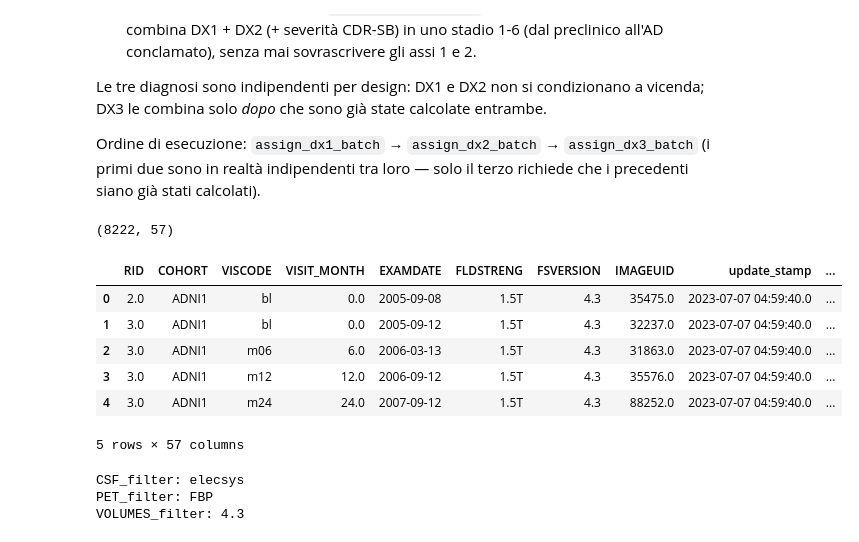
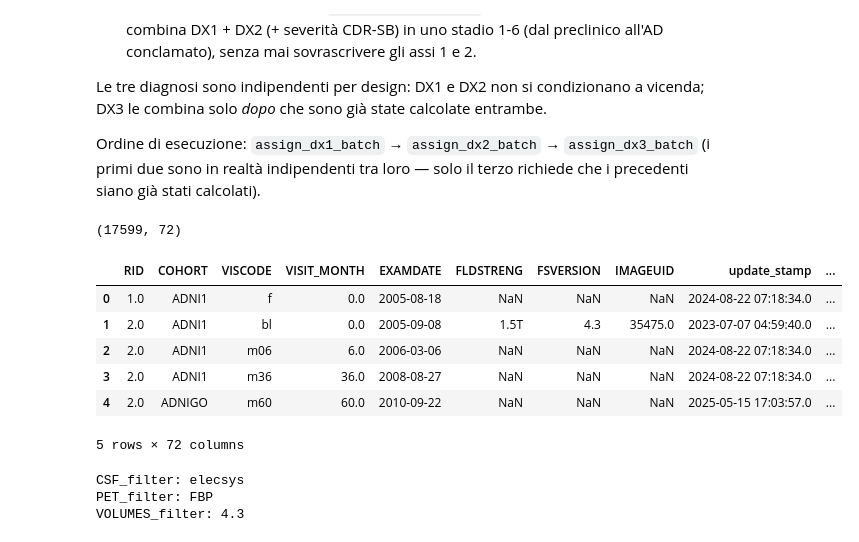
Before and after one commit to ifabfoundation/AIND, a Jupyter notebook: WP-3/DX_calculators/rules/run_dx_pipeline.ipynb, the cells around one changed output. Drawn from its saved outputs; the diff is of its cells as text; code cells hidden in the pictures.

```diff
--- a/WP-3/DX_calculators/rules/run_dx_pipeline.ipynb
+++ b/WP-3/DX_calculators/rules/run_dx_pipeline.ipynb
@@ -30,22 +30,22 @@ client = DatalakeClient()
 # %%
 # Dataset "di punta": FreeSurfer 4.3, CSF Elecsys, PET FBP — combinazione dichiarata
 # "current focus dataset" in config.py (CSF_CUTOFFS["ELECSYS"], AMYLOID_PET_CUTOFFS["FBP"]).
 # Elenco file disponibili verificato in prove.ipynb (cella di query_files).
-OBJECT_NAME = "cleaned/merged/combination/subMERGE_4-3_elecsys_FBP_fxd_0.csv"
+OBJECT_NAME = "cleaned/merged/combination/merge_FSVERSION_4-3_METHOD_CSF_elecsys_METHOD_PET_FBP.csv"
 BUCKET = "aind"
 
 df = client.download_file(object_name=OBJECT_NAME, bucket=BUCKET)
 print(df.shape)
 df.head()
 # %% [output]
-(8222, 57)
+(17599, 72)
 |  | RID | COHORT | VISCODE | VISIT_MONTH | EXAMDATE | FLDSTRENG | FSVERSION | IMAGEUID | update_stamp | ... |
-| 0 | 2.0 | ADNI1 | bl | 0.0 | 2005-09-08 | 1.5T | 4.3 | 35475.0 | 2023-07-07 04:59:40.0 | ... |
-| 1 | 3.0 | ADNI1 | bl | 0.0 | 2005-09-12 | 1.5T | 4.3 | 32237.0 | 2023-07-07 04:59:40.0 | ... |
-| 2 | 3.0 | ADNI1 | m06 | 6.0 | 2006-03-13 | 1.5T | 4.3 | 31863.0 | 2023-07-07 04:59:40.0 | ... |
-| 3 | 3.0 | ADNI1 | m12 | 12.0 | 2006-09-12 | 1.5T | 4.3 | 35576.0 | 2023-07-07 04:59:40.0 | ... |
-| 4 | 3.0 | ADNI1 | m24 | 24.0 | 2007-09-12 | 1.5T | 4.3 | 88252.0 | 2023-07-07 04:59:40.0 | ... |
+| 0 | 1.0 | ADNI1 | f | 0.0 | 2005-08-18 | NaN | NaN | NaN | 2024-08-22 07:18:34.0 | ... |
+| 1 | 2.0 | ADNI1 | bl | 0.0 | 2005-09-08 | 1.5T | 4.3 | 35475.0 | 2023-07-07 04:59:40.0 | ... |
+| 2 | 2.0 | ADNI1 | m06 | 6.0 | 2006-03-06 | NaN | NaN | NaN | 2024-08-22 07:18:34.0 | ... |
+| 3 | 2.0 | ADNI1 | m36 | 36.0 | 2008-08-27 | NaN | NaN | NaN | 2024-08-22 07:18:34.0 | ... |
+| 4 | 2.0 | ADNIGO | m60 | 60.0 | 2010-09-22 | NaN | NaN | NaN | 2025-05-15 17:03:57.0 | ... |
-5 rows × 57 columns
+5 rows × 72 columns
 # %%
 meta = client.get_metadata(object_name=OBJECT_NAME, bucket=BUCKET)
 metadata_custom = meta["metadata"]["custom"]
```
Also changed, not shown: parts of 21 cells of this notebook, 7 other files.
